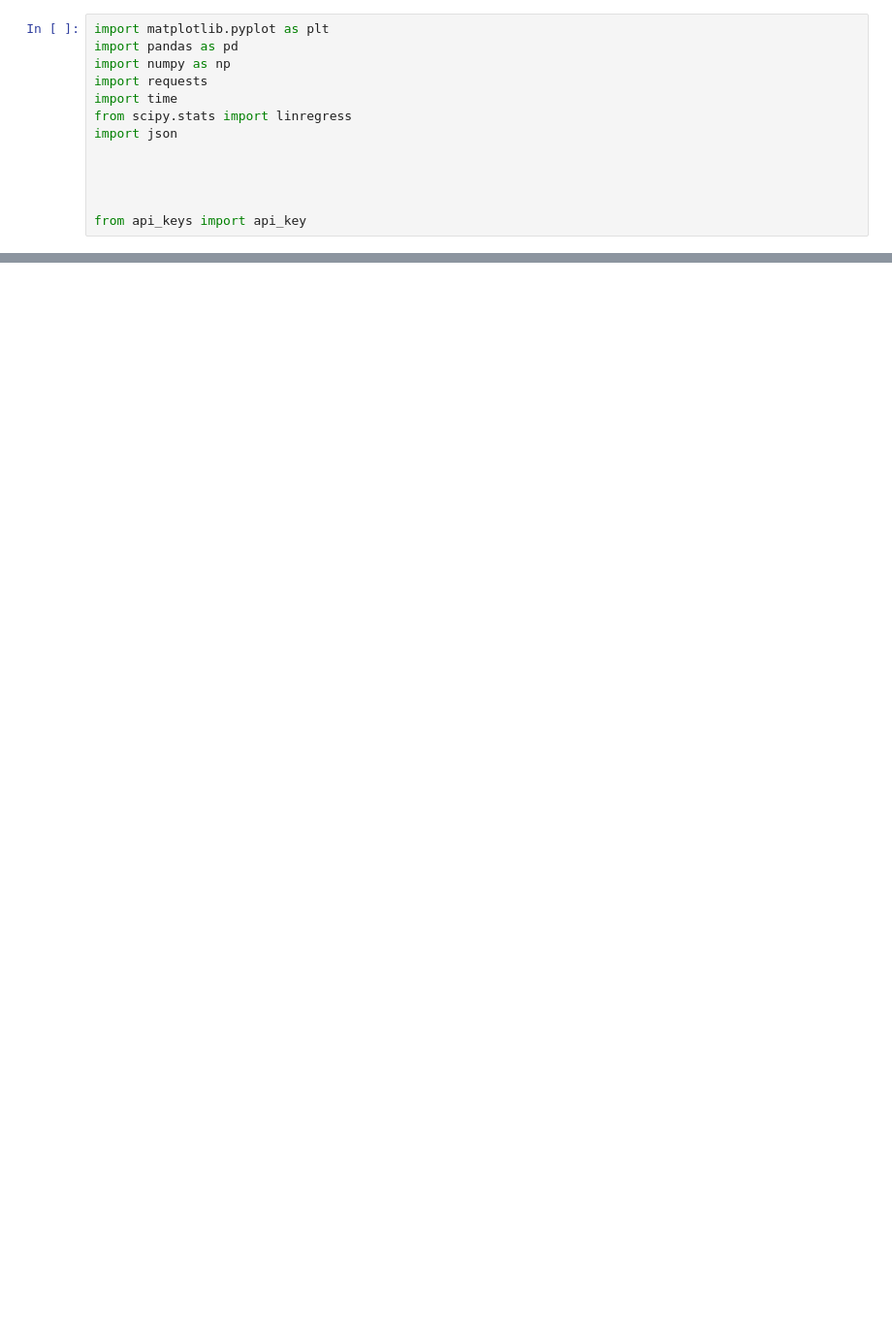
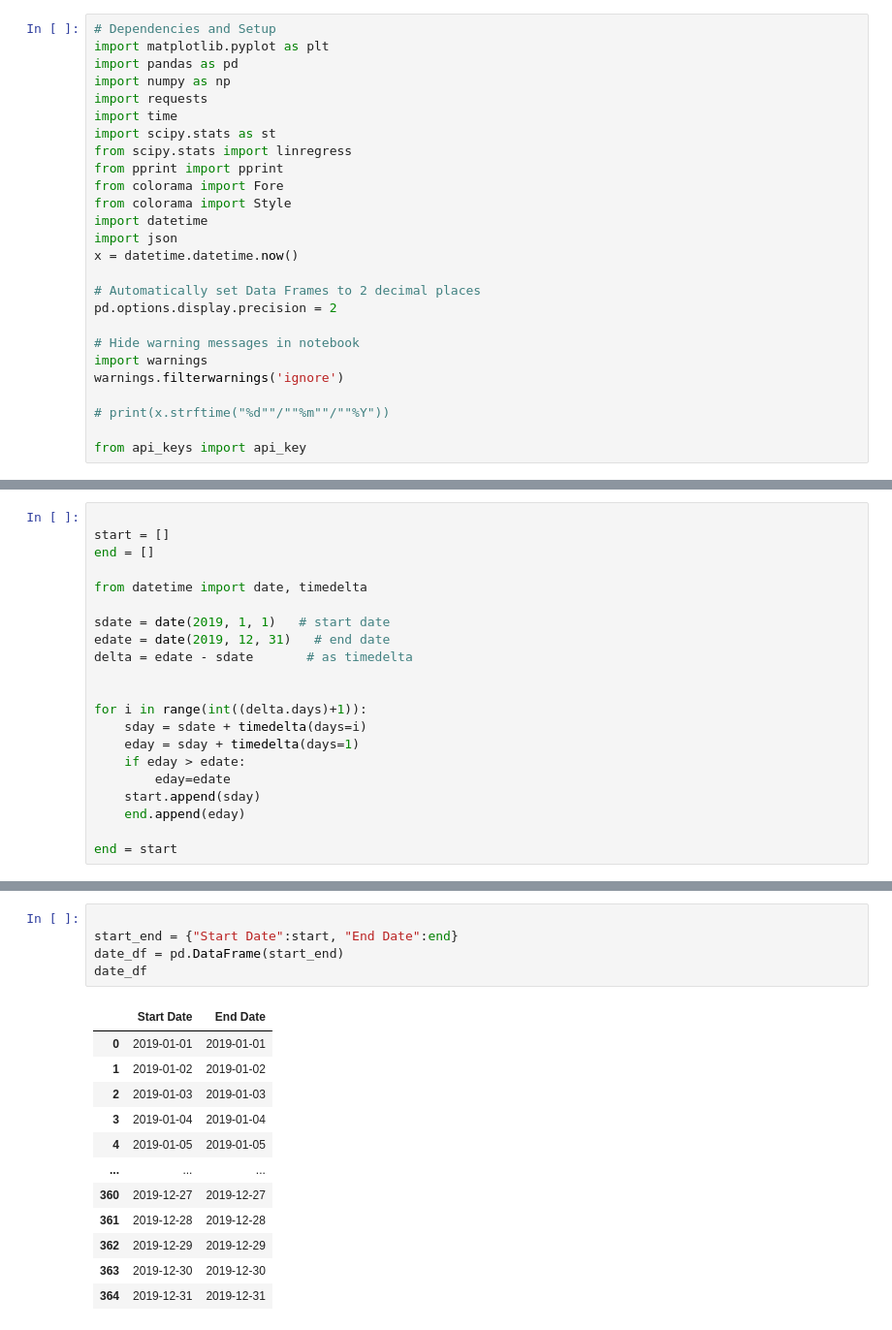
Before and after one commit to AmyAndersson/Datanauts_Project, a Jupyter notebook: Amy_jnb.ipynb, the cells around one changed output, grey strips where cells are left out. Shown at 97% size. Saved outputs shown, nothing was run; the diff lists cells and outputs as text; blank space fills up the shorter version.

```diff
--- a/Amy_jnb.ipynb
+++ b/Amy_jnb.ipynb
@@ -1,13 +1,26 @@
 # %%
+# Dependencies and Setup
 import matplotlib.pyplot as plt
 import pandas as pd
 import numpy as np
 import requests
 import time
+import scipy.stats as st
 from scipy.stats import linregress
+from pprint import pprint
+from colorama import Fore
+from colorama import Style
+import datetime
 import json
+x = datetime.datetime.now()
 
+# Automatically set Data Frames to 2 decimal places
+pd.options.display.precision = 2
 
+# Hide warning messages in notebook
+import warnings
+warnings.filterwarnings('ignore')
 
+# print(x.strftime("%d""/""%m""/""%Y"))
 
 from api_keys import api_key
@@ -13,0 +48,21 @@ from api_keys import api_key
+# %%
+
+start = []
+end = []
+
+from datetime import date, timedelta
+
+sdate = date(2019, 1, 1)   # start date
+edate = date(2019, 12, 31)   # end date
+delta = edate - sdate       # as timedelta
+
+
+for i in range(int((delta.days)+1)):
+    sday = sdate + timedelta(days=i)
+    eday = sday + timedelta(days=1)
+    if eday > edate:
+        eday=edate
+    start.append(sday)
+    end.append(eday)
+
+end = start
@@ -13,0 +102,18 @@ from api_keys import api_key
+# %%
+
+start_end = {"Start Date":start, "End Date":end}
+date_df = pd.DataFrame(start_end)
+date_df
+# %% [output]
+|  | Start Date | End Date |
+| 0 | 2019-01-01 | 2019-01-01 |
+| 1 | 2019-01-02 | 2019-01-02 |
+| 2 | 2019-01-03 | 2019-01-03 |
+| 3 | 2019-01-04 | 2019-01-04 |
+| 4 | 2019-01-05 | 2019-01-05 |
+| ... | ... | ... |
+| 360 | 2019-12-27 | 2019-12-27 |
+| 361 | 2019-12-28 | 2019-12-28 |
+| 362 | 2019-12-29 | 2019-12-29 |
+| 363 | 2019-12-30 | 2019-12-30 |
+| 364 | 2019-12-31 | 2019-12-31 |
```
Also changed, not shown: parts of 17 cells of this notebook, 4 other files.
